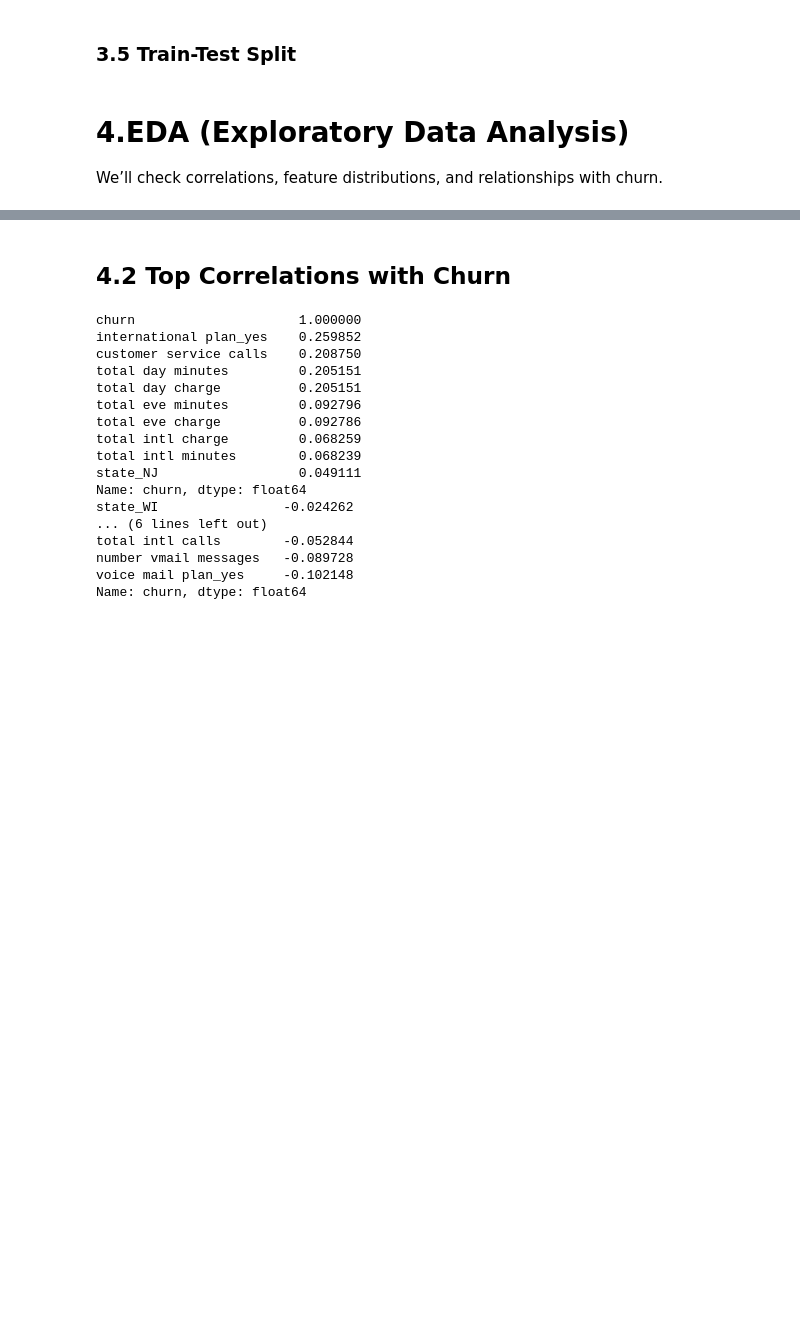
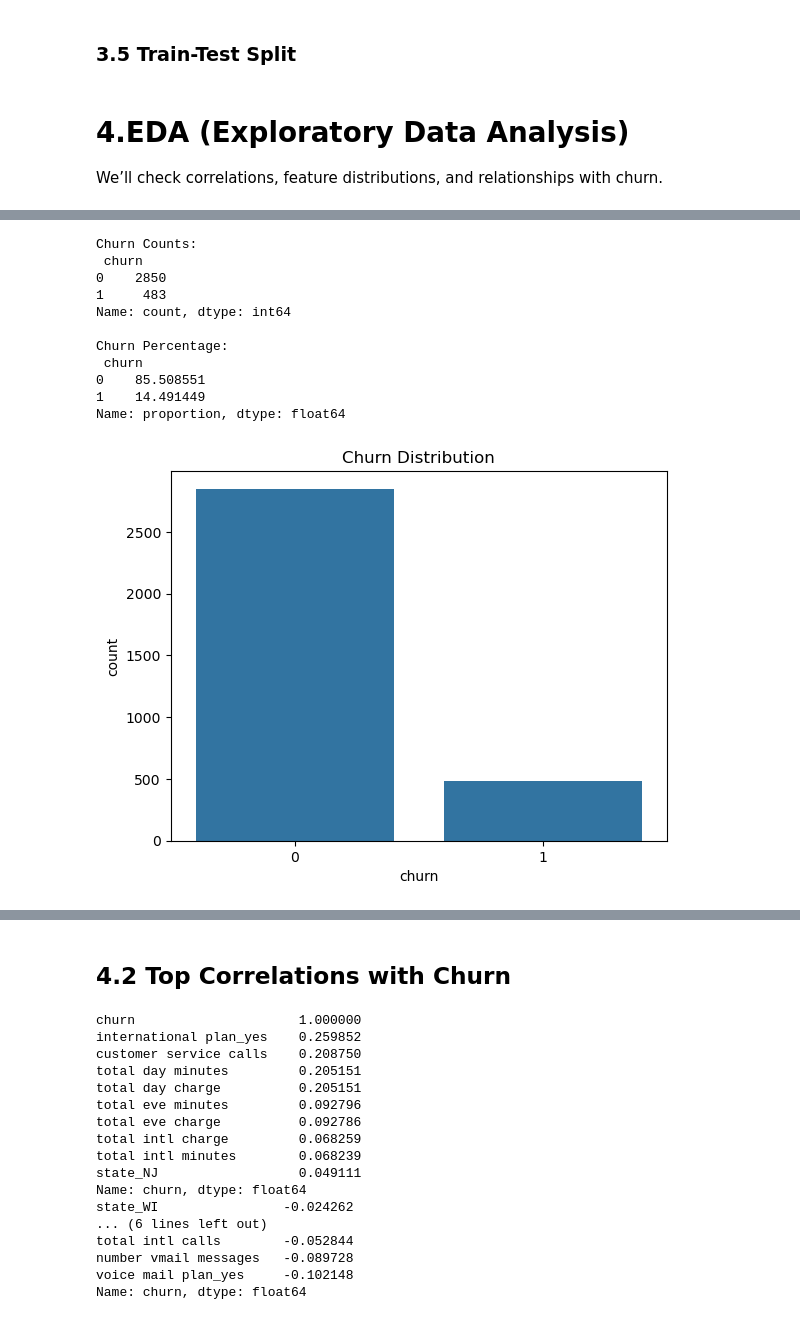
Before and after one commit to muhatonjeri/SyriaTel-Customer-Churn, a Jupyter notebook: notebooks/Customerchun.ipynb, the cells around one changed output, grey strips where cells are left out. Saved outputs shown, nothing was run; the diff lists cells and outputs as text; code cells hidden in the pictures; blank space fills up the shorter version.

```diff
--- a/notebooks/Customerchun.ipynb
+++ b/notebooks/Customerchun.ipynb
@@ -290,3 +337,27 @@ We’ll check correlations, feature distributions, and relationships with churn.
+# %%
+# Churn value counts & percentage
+churn_counts = df_clean['churn'].value_counts()
+churn_percent = df_clean['churn'].value_counts(normalize=True) * 100
+print("Churn Counts:\n", churn_counts)
+print("\nChurn Percentage:\n", churn_percent)
+
+# Visualize churn distribution
+sns.countplot(x='churn', data=df_clean)
+plt.title('Churn Distribution')
+plt.show()
+# %% [output]
+Churn Counts:
+ churn
+0    2850
+1     483
+Name: count, dtype: int64
+
+Churn Percentage:
+ churn
+0    85.508551
+1    14.491449
+Name: proportion, dtype: float64
+[figure, added]
 # %%
 import matplotlib.pyplot as plt
 import seaborn as sns
```
Also changed, not shown: parts of 6 cells of this notebook.
